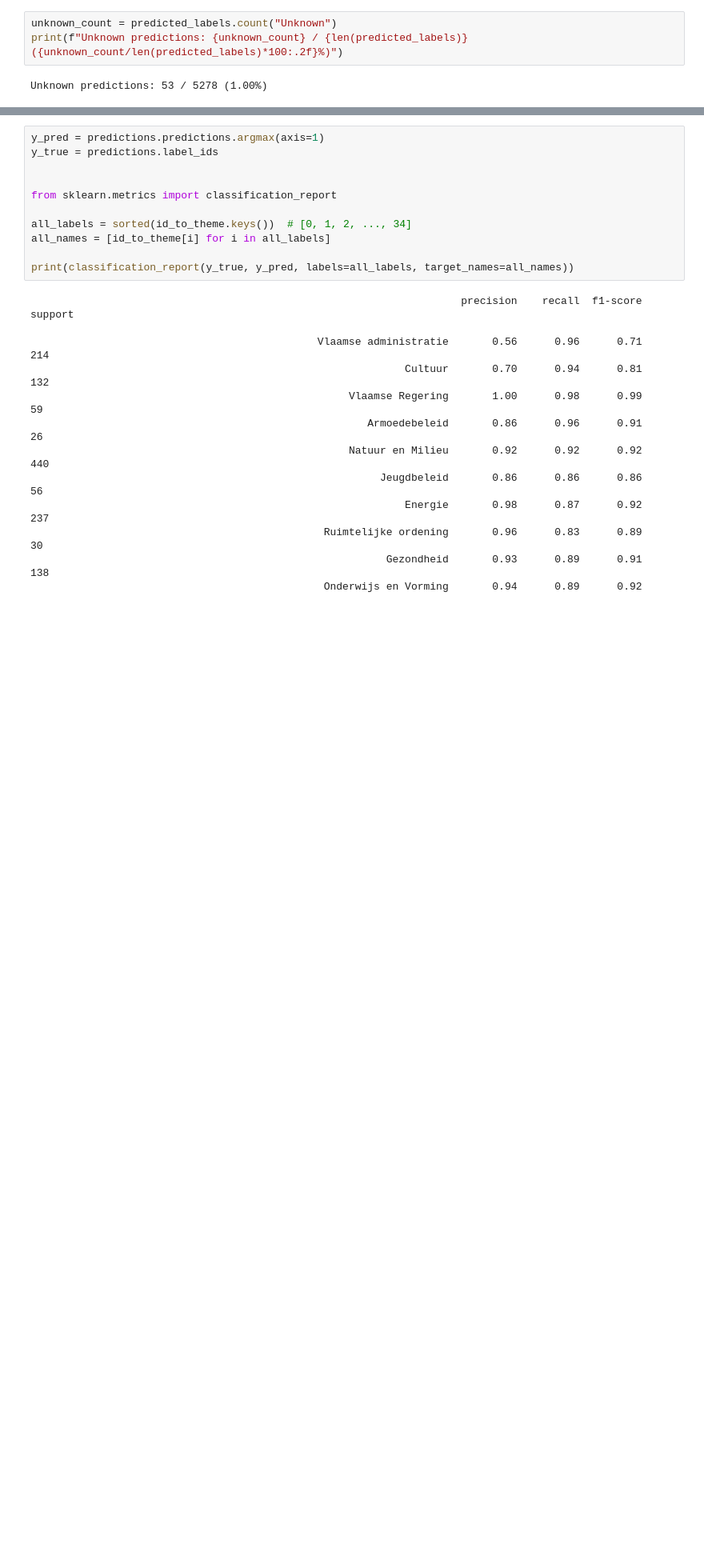
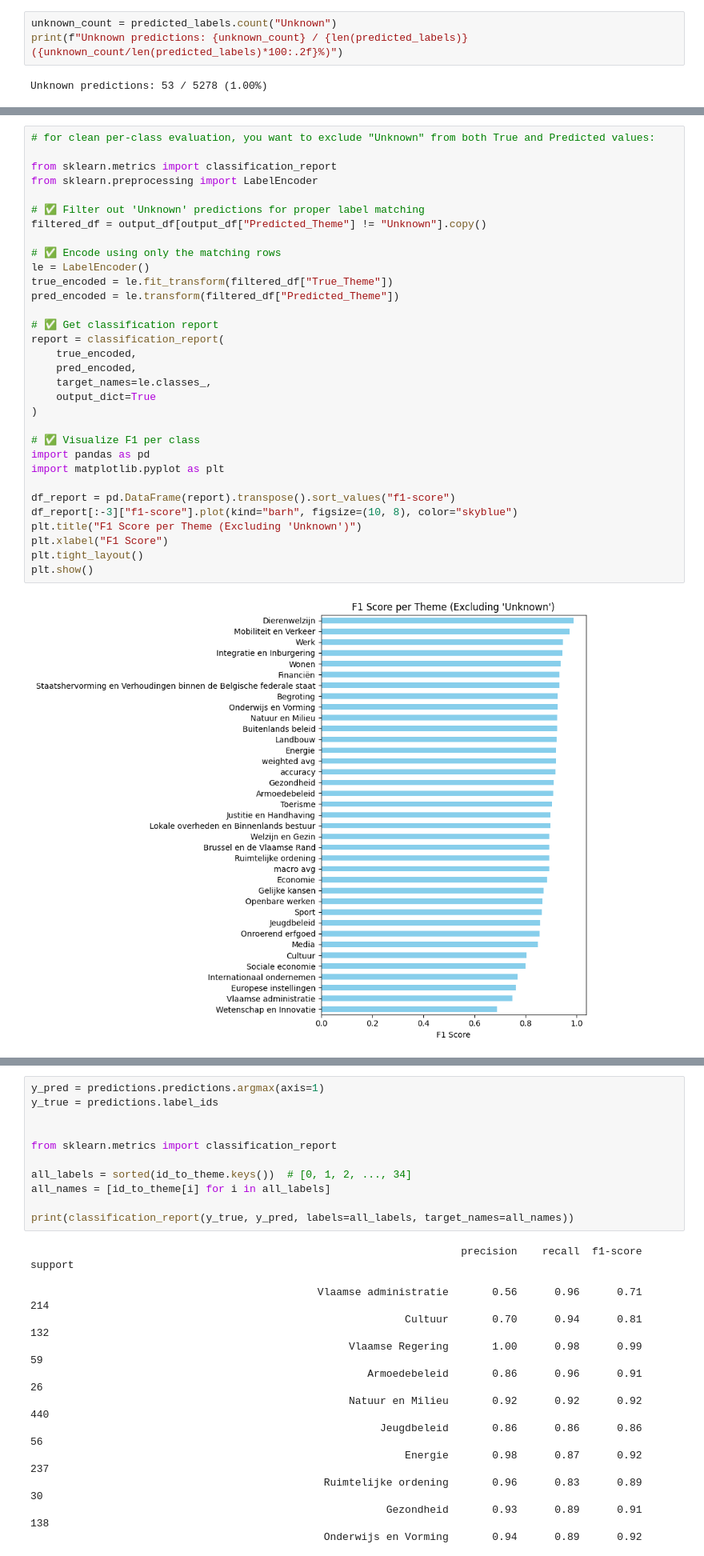
Before and after one commit to Corrie09/IdentifyingAndClassifying-Dutch-Statistical-Questions, a Jupyter notebook: EvaluateModels/BasicEvaluation.ipynb, the cells around one changed output, grey strips where cells are left out. Shown: that part at 80% size. Cells and saved outputs as stored; diff of their text form; blank space fills up the shorter version.

```diff
--- a/EvaluateModels/BasicEvaluation.ipynb
+++ b/EvaluateModels/BasicEvaluation.ipynb
@@ -192,0 +239,34 @@ Unknown predictions: 53 / 5278 (1.00%)
+# %%
+# for clean per-class evaluation, you want to exclude "Unknown" from both True and Predicted values:
+
+from sklearn.metrics import classification_report
+from sklearn.preprocessing import LabelEncoder
+
+# ✅ Filter out 'Unknown' predictions for proper label matching
+filtered_df = output_df[output_df["Predicted_Theme"] != "Unknown"].copy()
+
+# ✅ Encode using only the matching rows
+le = LabelEncoder()
+true_encoded = le.fit_transform(filtered_df["True_Theme"])
+pred_encoded = le.transform(filtered_df["Predicted_Theme"])
+
+# ✅ Get classification report
+report = classification_report(
+    true_encoded,
+    pred_encoded,
+    target_names=le.classes_,
+    output_dict=True
+)
+
+# ✅ Visualize F1 per class
+import pandas as pd
+import matplotlib.pyplot as plt
+
+df_report = pd.DataFrame(report).transpose().sort_values("f1-score")
+df_report[:-3]["f1-score"].plot(kind="barh", figsize=(10, 8), color="skyblue")
+plt.title("F1 Score per Theme (Excluding 'Unknown')")
+plt.xlabel("F1 Score")
+plt.tight_layout()
+plt.show()
+# %% [output]
+[figure, added]
```
Also changed, not shown: parts of 9 cells of this notebook, 1 other file.
